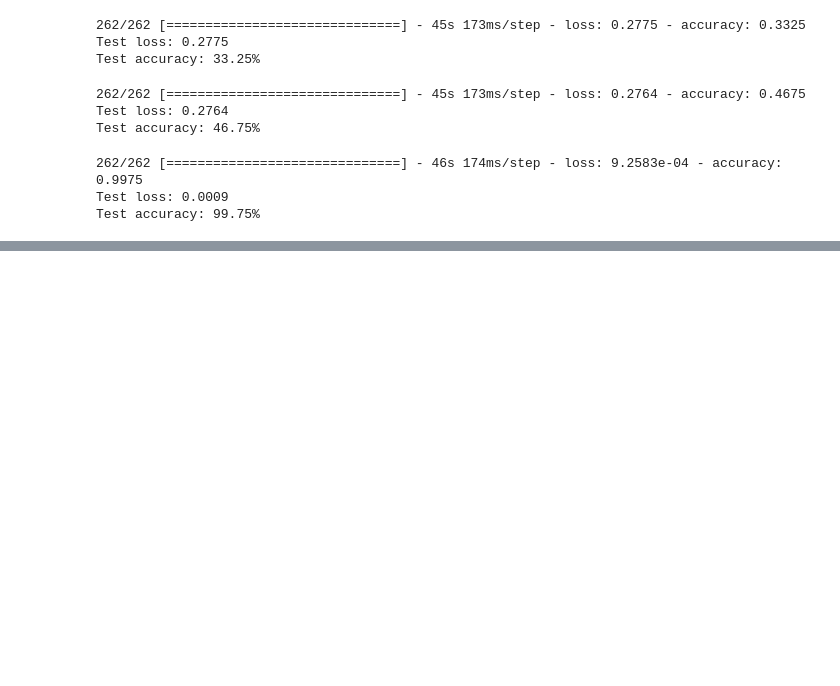
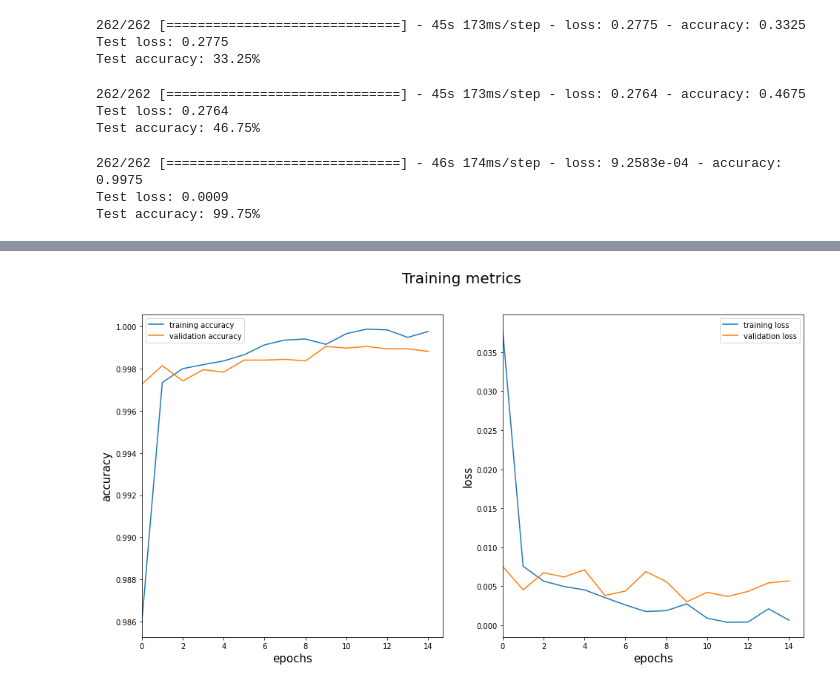
Before and after one commit to metalglove/Fontys-ADS, a Jupyter notebook: Assignments/OP/Open Program.ipynb, the cells around one changed output, grey strips where cells are left out. Cells and saved outputs as stored; diff of their text form; code cells hidden in the pictures; blank space fills up the shorter version.

```diff
--- a/Assignments/OP/Open Program.ipynb
+++ b/Assignments/OP/Open Program.ipynb
@@ -834,0 +869,7 @@ Test accuracy: 99.75%
+# %%
+from tensorflow.keras.losses import BinaryCrossentropy
+
+model = FacemaskCNN(image_dimensions)
+model.build((batch_size,) + image_dimensions)
+model.compile(optimizer=Adam(), loss=BinaryCrossentropy(), metrics='accuracy')
+model.summary(line_length=137)
@@ -834,0 +894,29 @@ Test accuracy: 99.75%
+# %%
+from tensorflow.keras.callbacks import EarlyStopping, ModelCheckpoint, TensorBoard
+
+# current time
+current_time = datetime.datetime.now().strftime("%Y%m%d-%H%M%S")
+
+# create the checkpoint path
+checkpoint_path = "checkpoints/facemask_cnn/" + current_time + ".ckpt"
+
+# create logging
+log_dir = "logs/facemask_cnn/" + current_time
+
+# create all callbacks
+callbacks = [
+  EarlyStopping(patience=5, monitor='val_loss'),
+  TensorBoard(log_dir=log_dir, profile_batch=0),
+  ModelCheckpoint(checkpoint_path, save_weights_only=True, verbose=1)
+]
+# %%
+epochs = 50
+history = model.fit(
+    facemaskDataset.train_ds,
+    validation_data=facemaskDataset.val_ds,
+    batch_size=batch_size,
+    epochs=epochs,
+    validation_steps=facemaskDataset.val_size,
+    steps_per_epoch=facemaskDataset.train_size,
+    callbacks=callbacks,
+    verbose=1)
@@ -834,0 +941,4 @@ Test accuracy: 99.75%
+# %%
+visualise_results(history)
+# %% [output]
+[figure, added]
```
Also changed, not shown: parts of 11 cells of this notebook.
